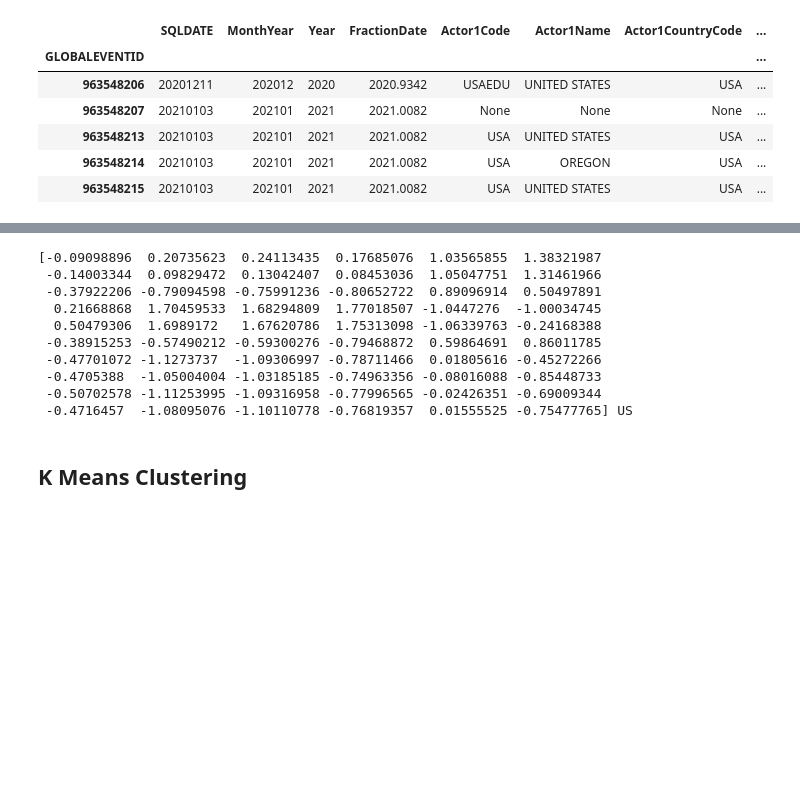
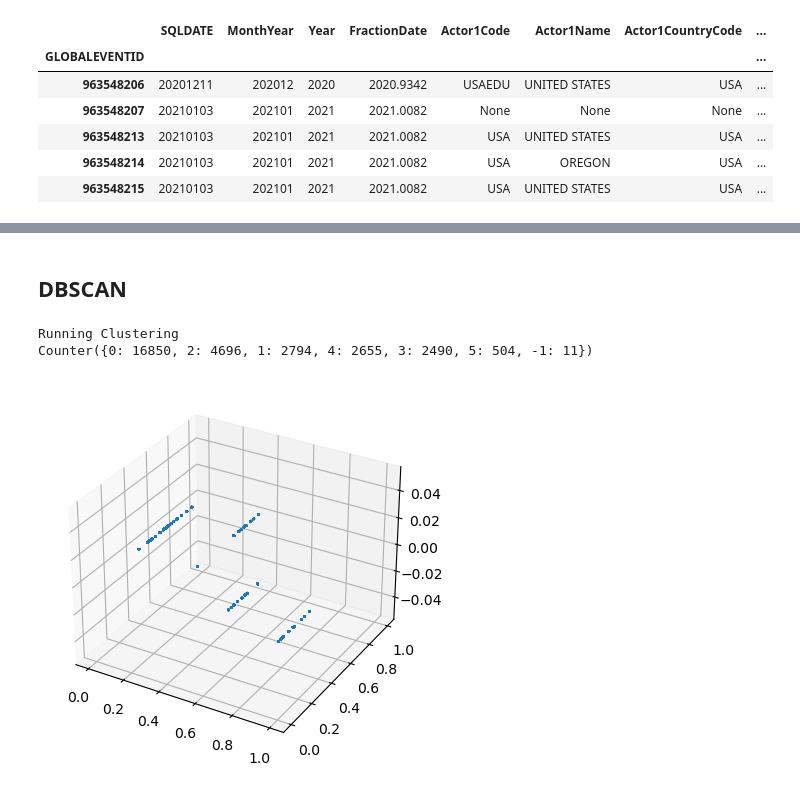
Before and after one commit to ianmkim/stele, a Jupyter notebook: clustering.ipynb, the cells around one changed output, grey strips where cells are left out. Cells and saved outputs as stored; diff of their text form; code cells hidden in the pictures; blank space fills up the shorter version.

Commit message:
finished clustering

```diff
--- a/clustering.ipynb
+++ b/clustering.ipynb
@@ -95,20 +80,25 @@ X.shape
 # %%
-from sklearn.preprocessing import StandardScaler
+from sklearn.preprocessing import MinMaxScaler
 
-scaler = StandardScaler()
+scaler = MinMaxScaler()
 X = scaler.fit_transform(X)
-# %%
-print(X[0], country_key[0])
-# %% [output]
-[-0.09098896  0.20735623  0.24113435  0.17685076  1.03565855  1.38321987
- -0.14003344  0.09829472  0.13042407  0.08453036  1.05047751  1.31461966
- -0.37922206 -0.79094598 -0.75991236 -0.80652722  0.89096914  0.50497891
-  0.21668868  1.70459533  1.68294809  1.77018507 -1.0447276  -1.00034745
-  0.50479306  1.6989172   1.67620786  1.75313098 -1.06339763 -0.24168388
- -0.38915253 -0.57490212 -0.59300276 -0.79468872  0.59864691  0.86011785
- -0.47701072 -1.1273737  -1.09306997 -0.78711466  0.01805616 -0.45272266
- -0.4705388  -1.05004004 -1.03185185 -0.74963356 -0.08016088 -0.85448733
- -0.50702578 -1.11253995 -1.09316958 -0.77996565 -0.02426351 -0.69009344
- -0.4716457  -1.08095076 -1.10110778 -0.76819357  0.01555525 -0.75477765] US
 # %% [markdown]
-## K Means Clustering
+## DBSCAN
+# %%
+import matplotlib.pyplot as plt
+from sklearn.cluster import DBSCAN
+from sklearn.decomposition import KernelPCA
+from collections import Counter
+
+print("Running Clustering")
+clustering = DBSCAN(eps=0.1, min_samples=20, n_jobs=10).fit(X)
+print(Counter(clustering.labels_))
+
+fig = plt.figure()
+ax = fig.add_subplot(projection='3d')
+plt.scatter(X[:,0],X[:, 1],X[:, 2])
+plt.show()
+# %% [output]
+Running Clustering
+Counter({0: 16850, 2: 4696, 1: 2794, 4: 2655, 3: 2490, 5: 504, -1: 11})
+[figure, added]
```
Also changed, not shown: parts of 9 cells of this notebook.
